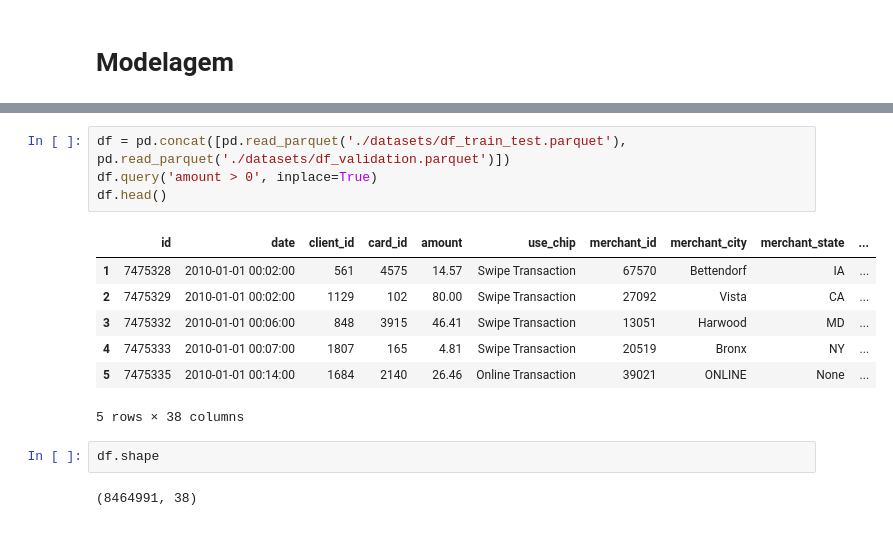
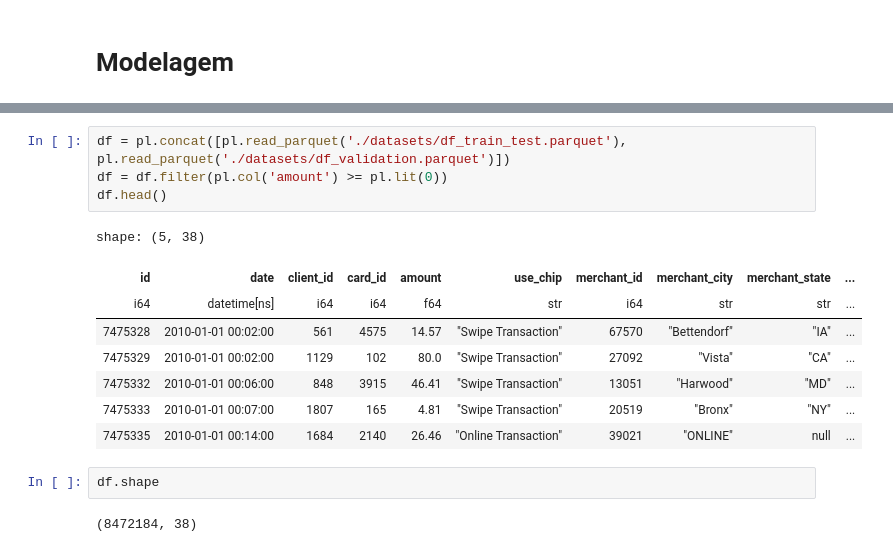
Before and after one commit to Angelicogfa/tcc_mba_datascience_analytics_usp_esalq, a Jupyter notebook: 03-modelagem.ipynb, the cells around one changed output, grey strips where cells are left out. Cells and saved outputs as stored; diff of their text form.

```diff
--- a/03-modelagem.ipynb
+++ b/03-modelagem.ipynb
@@ -34,16 +46,17 @@ Mounted at /content/drive
 # %%
-df = pd.concat([pd.read_parquet('./datasets/df_train_test.parquet'), pd.read_parquet('./datasets/df_validation.parquet')])
-df.query('amount > 0', inplace=True)
+df = pl.concat([pl.read_parquet('./datasets/df_train_test.parquet'), pl.read_parquet('./datasets/df_validation.parquet')])
+df = df.filter(pl.col('amount') >= pl.lit(0))
 df.head()
 # %% [output]
+shape: (5, 38)
-|  | id | date | client_id | card_id | amount | use_chip | merchant_id | merchant_city | merchant_state | ... |
-| 1 | 7475328 | 2010-01-01 00:02:00 | 561 | 4575 | 14.57 | Swipe Transaction | 67570 | Bettendorf | IA | ... |
-| 2 | 7475329 | 2010-01-01 00:02:00 | 1129 | 102 | 80.00 | Swipe Transaction | 27092 | Vista | CA | ... |
-| 3 | 7475332 | 2010-01-01 00:06:00 | 848 | 3915 | 46.41 | Swipe Transaction | 13051 | Harwood | MD | ... |
-| 4 | 7475333 | 2010-01-01 00:07:00 | 1807 | 165 | 4.81 | Swipe Transaction | 20519 | Bronx | NY | ... |
-| 5 | 7475335 | 2010-01-01 00:14:00 | 1684 | 2140 | 26.46 | Online Transaction | 39021 | ONLINE | None | ... |
+| id | date | client_id | card_id | amount | use_chip | merchant_id | merchant_city | merchant_state | ... |
+| i64 | datetime[ns] | i64 | i64 | f64 | str | i64 | str | str | ... |
+| 7475328 | 2010-01-01 00:02:00 | 561 | 4575 | 14.57 | "Swipe Transaction" | 67570 | "Bettendorf" | "IA" | ... |
+| 7475329 | 2010-01-01 00:02:00 | 1129 | 102 | 80.0 | "Swipe Transaction" | 27092 | "Vista" | "CA" | ... |
+| 7475332 | 2010-01-01 00:06:00 | 848 | 3915 | 46.41 | "Swipe Transaction" | 13051 | "Harwood" | "MD" | ... |
+| 7475333 | 2010-01-01 00:07:00 | 1807 | 165 | 4.81 | "Swipe Transaction" | 20519 | "Bronx" | "NY" | ... |
+| 7475335 | 2010-01-01 00:14:00 | 1684 | 2140 | 26.46 | "Online Transaction" | 39021 | "ONLINE" | null | ... |
-5 rows × 38 columns
 # %%
 df.shape
 # %% [output]
-(8464991, 38)
+(8472184, 38)
```
Also changed, not shown: parts of 19 cells of this notebook.
